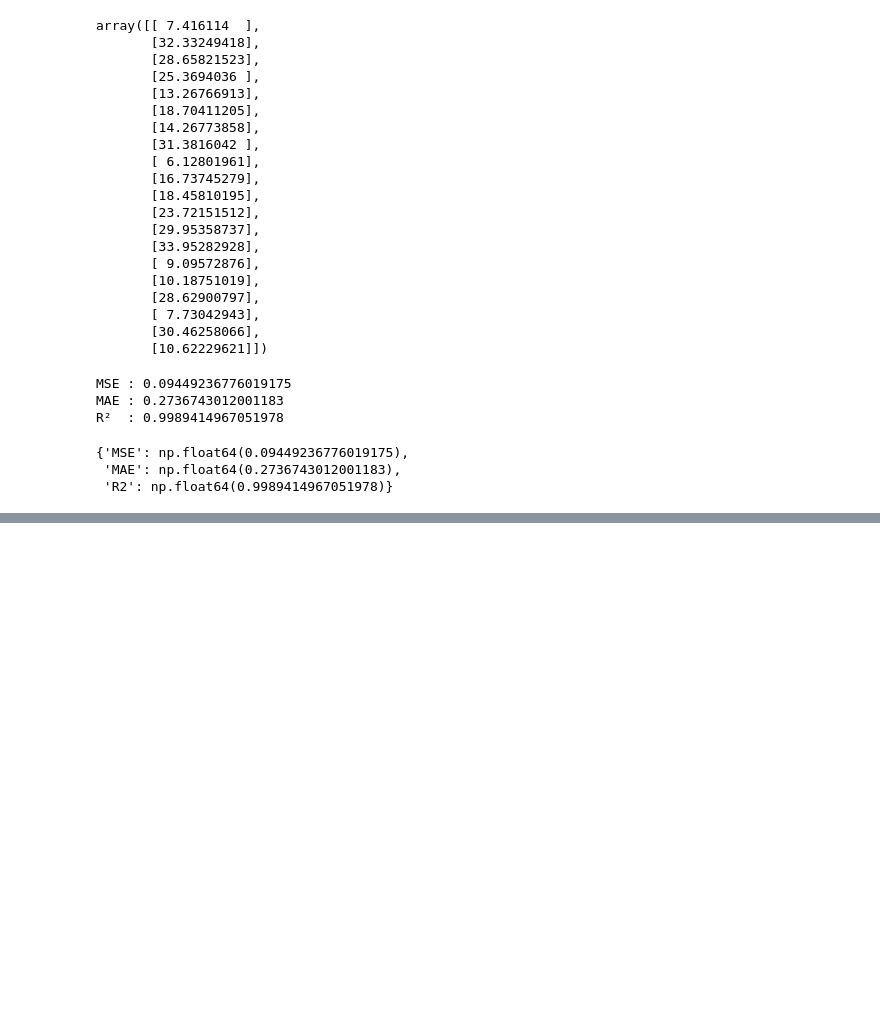
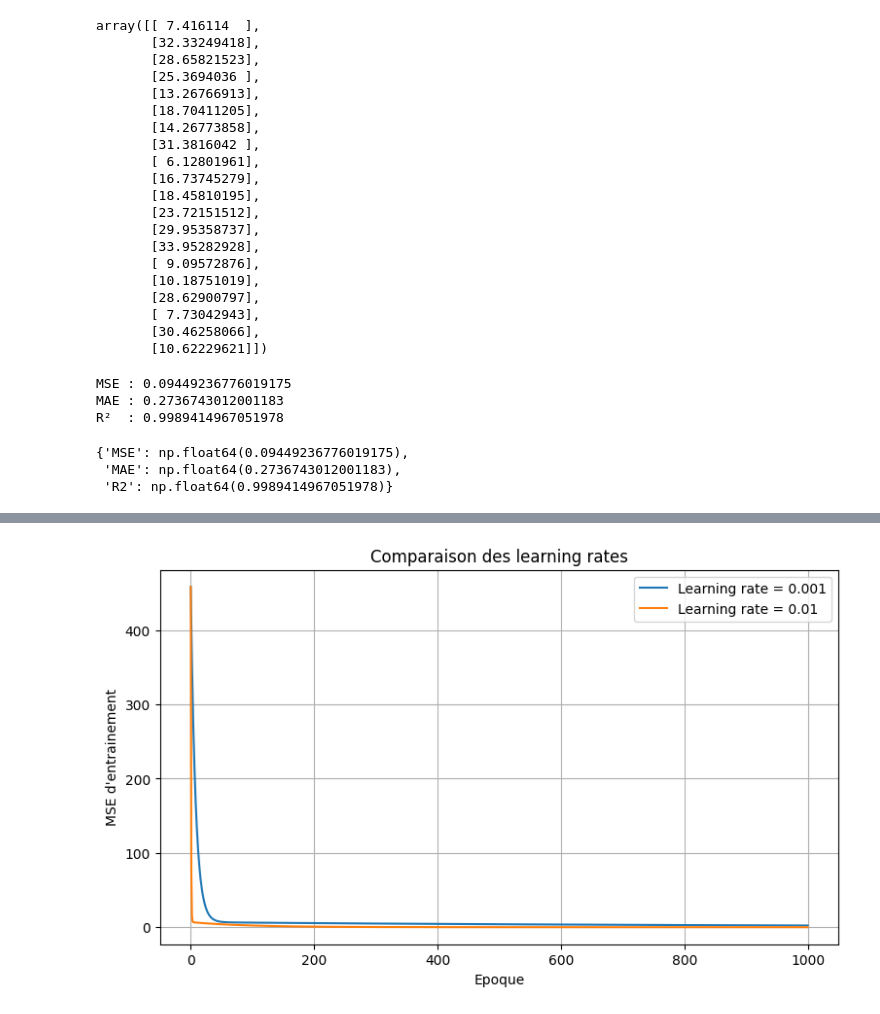
Before and after one commit to ilyass-aftyss/ml-from-scratch, a Jupyter notebook: notebooks/01_linear_regression.ipynb, the cells around one changed output, grey strips where cells are left out. Cells and saved outputs as stored; diff of their text form; code cells hidden in the pictures; blank space fills up the shorter version.

Commit message:
feat: add training diagnostics and experiments

```diff
--- a/notebooks/01_linear_regression.ipynb
+++ b/notebooks/01_linear_regression.ipynb
@@ -177,0 +201,34 @@ results
+# %%
+# Etudier l'effet du learning rate :
+
+learning_rate = [0.001,0.01]
+
+plt.figure(figsize=(9,5))
+
+for lr in learning_rate :
+    experiment = lineaireRegression(
+        learning_rate=lr,
+        epochs=1000
+    )
+    experiment.fit(X_train,y_train)
+
+    plt.plot(
+        experiment.loss_history,
+        label = f"Learning rate = {lr}"
+    )
+
+plt.xlabel("Epoque")
+plt.ylabel("MSE d'entrainement")
+
+plt.title("Comparaison des learning rates")
+plt.legend()
+plt.grid(True)
+plt.show()
+
+
+
+# 0.001 : apprentissage généralement plus lent.
+# 0.01 : apprentissage potentiellement plus rapide et stable.
+# 0.1 : risque de divergence avec les données utilisées, car les valeurs de X peuvent aller jusqu’à 10.
+# %% [output]
+[figure, added]
```
Also changed, not shown: parts of 8 cells of this notebook.
